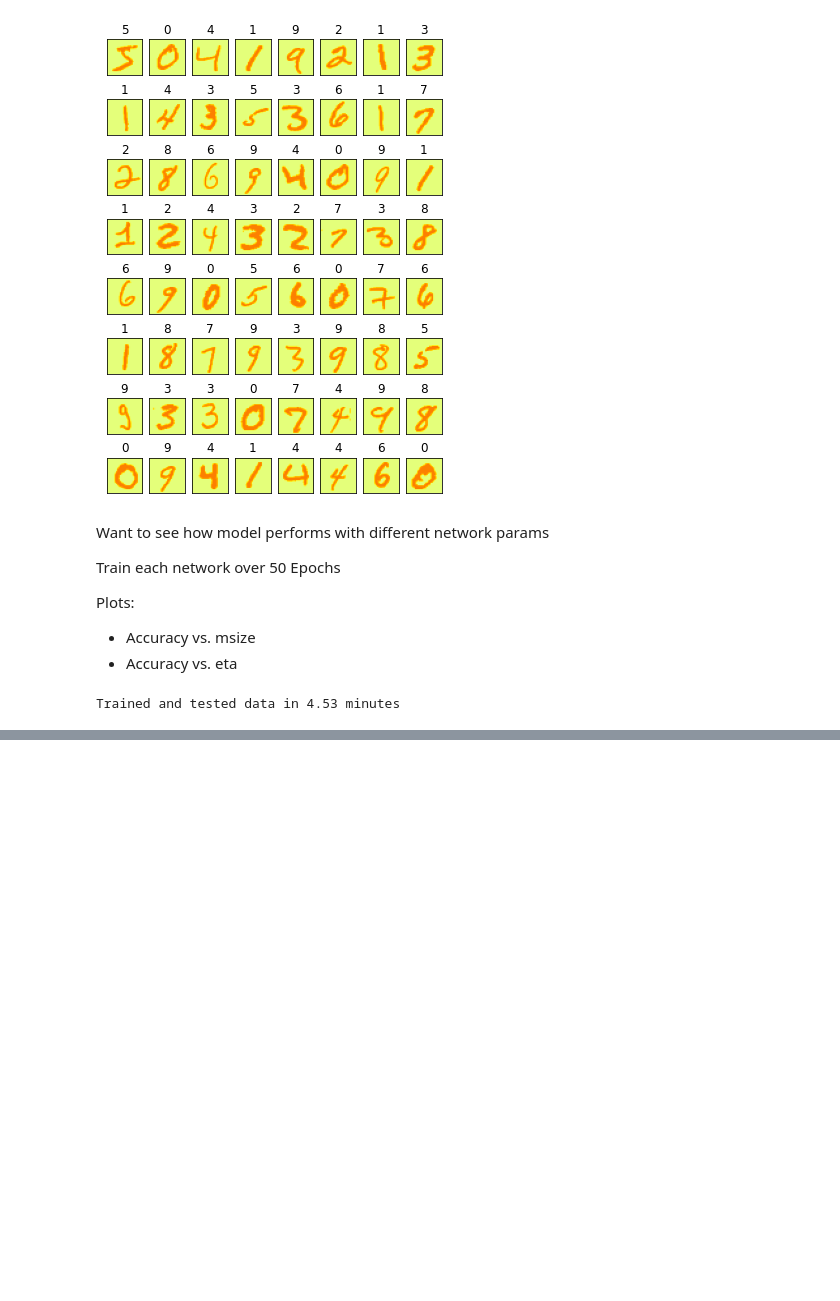
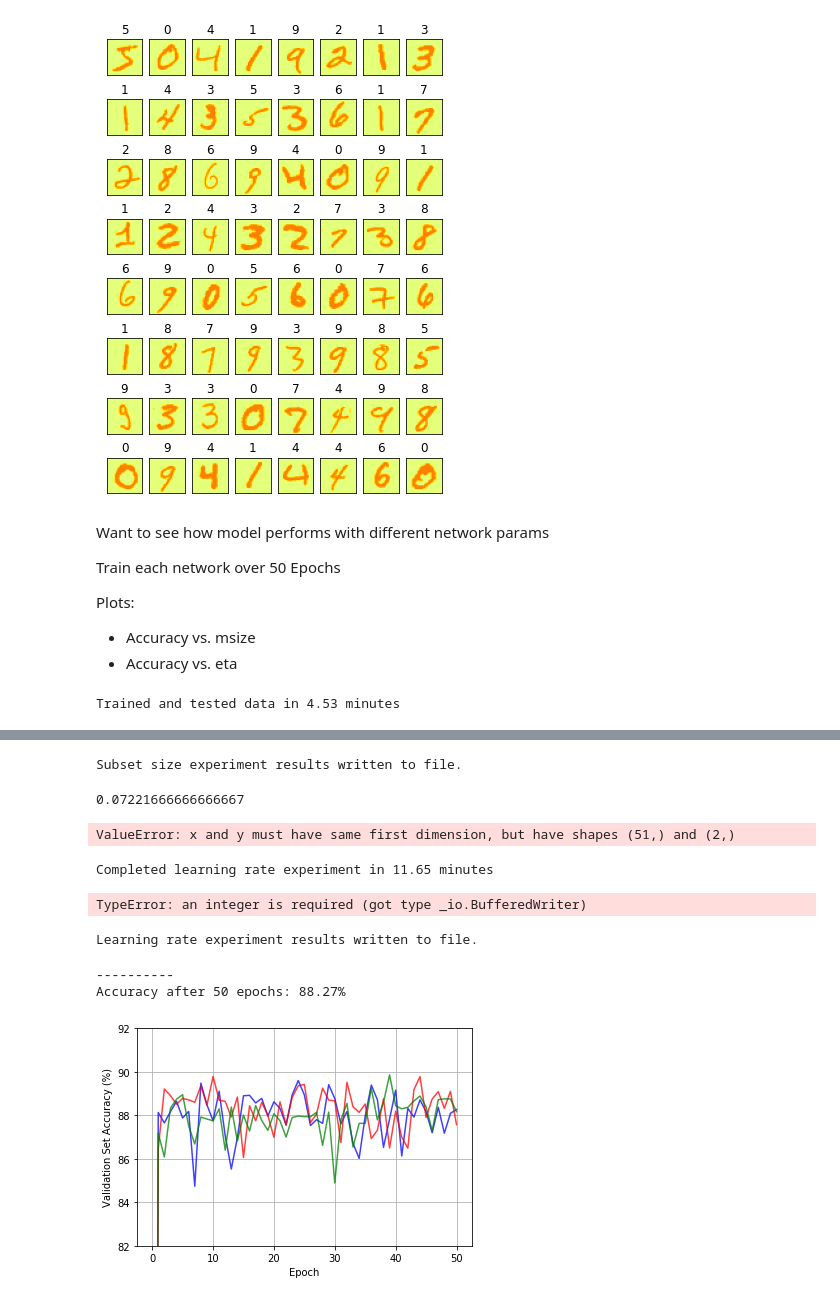
Before and after one commit to luissson/445MachineLearning, a Jupyter notebook: Assignment1/Assignment01.ipynb, the cells around one changed output, grey strips where cells are left out. Cells and saved outputs as stored; diff of their text form; code cells hidden in the pictures; blank space fills up the shorter version.

Commit message:
Added file saving while training. Added training data and test data testing while training

```diff
--- a/Assignment1/Assignment01.ipynb
+++ b/Assignment1/Assignment01.ipynb
@@ -72,3 +88,26 @@ Trained and tested data in 4.53 minutes
+# %%
+with open("subset_size_exp_results.data", "wb") as f:
+    pickle.dump(subset_size_results, f)
+
+print("Subset size experiment results written to file.")
+# %% [output]
+Subset size experiment results written to file.
+# %%
+subset_size_results[0][0][0]
+# %% [output]
+0.07221666666666667
+# %%
+fig, ax = plt.subplots(1,1)
+xaxi = list(range(net.n_epochs + 1))
+ax.plot(xaxi, subset_size_results[0][0], 'b-', alpha=0.75)
+ax.plot(xaxi, subset_size_results[1][1], 'r-', alpha=0.75)
+ax.plot(xaxi, subset_size_results[2][2], 'g-', alpha=0.75)
+ax.set(xlabel='Epoch', ylabel='Validation Set Accuracy (%)', ylim=[82,92])
+ax.grid()
+print("----------")
+print(f"Accuracy after 50 epochs: {subset_size_results[0][-1]:.2f}%")
+# %% [output]
+ValueError: x and y must have same first dimension, but have shapes (51,) and (2,)
 # %%
 learning_rate_results = []
 eta_start = time.time()
@@ -77,19 +116,33 @@ for eta in [0.001, 0.01, 0.1]:
     learning_rate_results.append(net.Train(training_data, test_data)) # accuracy for each learning rate after each epoch
 
 print(f"Completed learning rate experiment in {(time.time() - eta_start)/60.0:.2f} minutes")
-
-with open("learning_rate_exp_results.data", "wb") as f:
-    pickle.dumps(learning_rate_results, f)
-
-print("Learning rate experiment results written to file.")
+# %% [output]
+Completed learning rate experiment in 11.65 minutes
+TypeError: an integer is required (got type _io.BufferedWriter)
+# %%
+with open("learning_rate_exp_results.data", "wb") as f:
+    pickle.dump(learning_rate_results, f)
+
+print("Learning rate experiment results written to file.")
+# %% [output]
+Learning rate experiment results written to file.
+# %%
+with open("learning_rate_exp_results.data", "rb") as f:
+    data = pickle.load(f)
 # %%
 fig, ax = plt.subplots(1,1)
 xaxi = list(range(net.n_epochs + 1))
-ax.plot(xaxi, learning_rate_results[0], 'b-', alpha=0.75)
-ax.set(xlabel='Epoch', ylabel='Accuracy (%)', ylim=[0,100])
+ax.plot(xaxi, data[0], 'b-', alpha=0.75)
+ax.plot(xaxi, data[1], 'r-', alpha=0.75)
+ax.plot(xaxi, data[2], 'g-', alpha=0.75)
+ax.set(xlabel='Epoch', ylabel='Validation Set Accuracy (%)', ylim=[82,92])
 ax.grid()
 print("----------")
-print(f"Accuracy after 50 epochs: {results[-1]:.2f}%")
+print(f"Accuracy after 50 epochs: {data[0][-1]:.2f}%")
+# %% [output]
+----------
+Accuracy after 50 epochs: 88.27%
+[figure, added]
 # %%
 fig, ax = plt.subplots(1,1)
 xaxi = list(range(len(results)))
```
Also changed, not shown: parts of 4 cells of this notebook, 2 other files.
